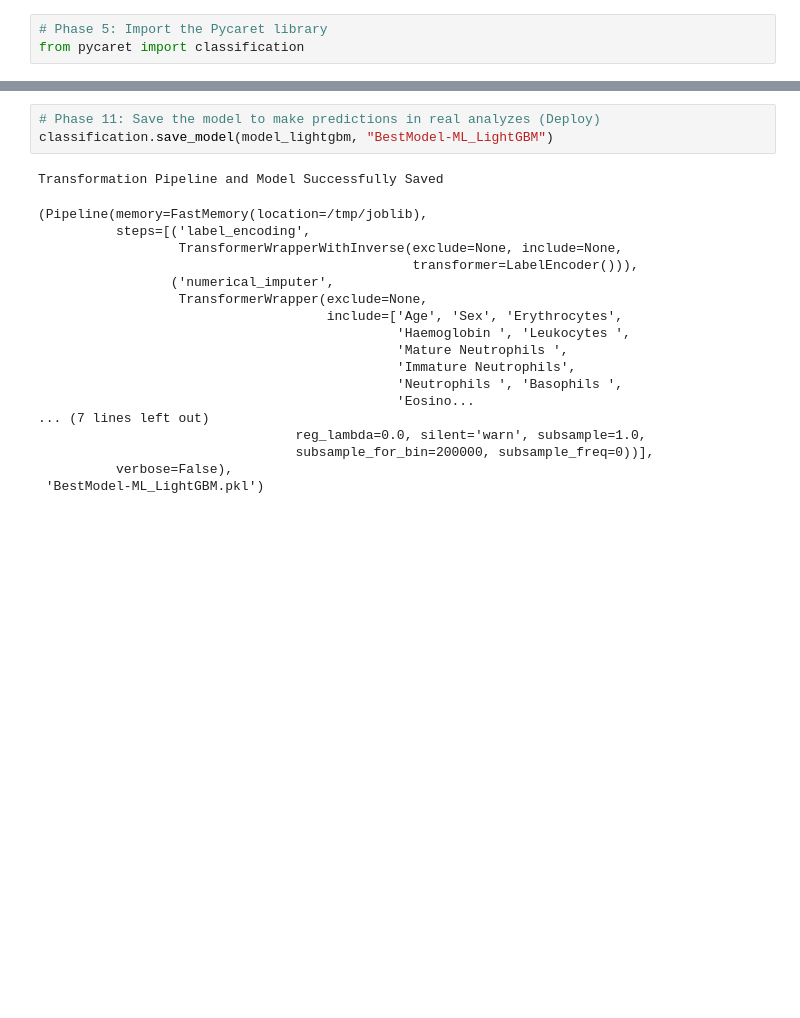
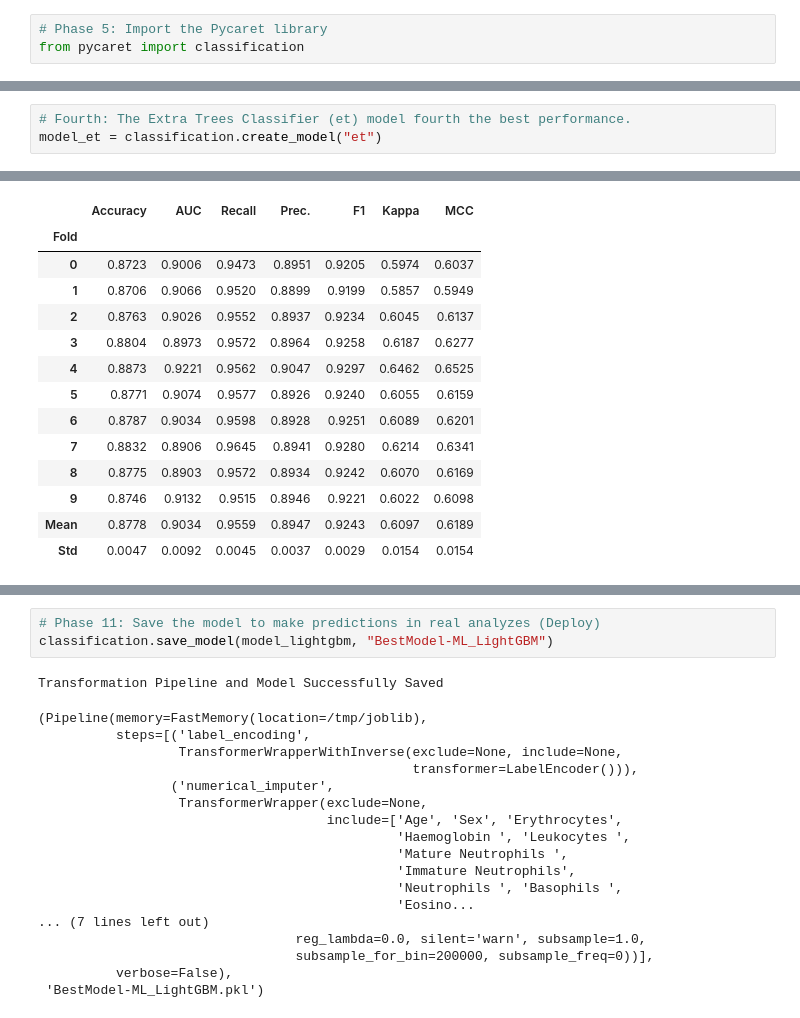
Before and after one commit to COVID-19-Severity/DataSet, a Jupyter notebook: COVID19_Machine_Learning_Biomarkers.ipynb, the cells around one changed output, grey strips where cells are left out. Cells and saved outputs as stored; diff of their text form; blank space fills up the shorter version.

```diff
--- a/COVID19_Machine_Learning_Biomarkers.ipynb
+++ b/COVID19_Machine_Learning_Biomarkers.ipynb
@@ -175,0 +216,4 @@ model_lightgbm = classification.create_model("lightgbm")
+# %%
+# Fourth: The Extra Trees Classifier (et) model fourth the best performance.
+model_et = classification.create_model("et")
+# %% [output]
@@ -175,0 +221,14 @@ model_lightgbm = classification.create_model("lightgbm")
+|  | Accuracy | AUC | Recall | Prec. | F1 | Kappa | MCC |
+| Fold |  |  |  |  |  |  |  |
+| 0 | 0.8723 | 0.9006 | 0.9473 | 0.8951 | 0.9205 | 0.5974 | 0.6037 |
+| 1 | 0.8706 | 0.9066 | 0.9520 | 0.8899 | 0.9199 | 0.5857 | 0.5949 |
+| 2 | 0.8763 | 0.9026 | 0.9552 | 0.8937 | 0.9234 | 0.6045 | 0.6137 |
+| 3 | 0.8804 | 0.8973 | 0.9572 | 0.8964 | 0.9258 | 0.6187 | 0.6277 |
+| 4 | 0.8873 | 0.9221 | 0.9562 | 0.9047 | 0.9297 | 0.6462 | 0.6525 |
+| 5 | 0.8771 | 0.9074 | 0.9577 | 0.8926 | 0.9240 | 0.6055 | 0.6159 |
+| 6 | 0.8787 | 0.9034 | 0.9598 | 0.8928 | 0.9251 | 0.6089 | 0.6201 |
+| 7 | 0.8832 | 0.8906 | 0.9645 | 0.8941 | 0.9280 | 0.6214 | 0.6341 |
+| 8 | 0.8775 | 0.8903 | 0.9572 | 0.8934 | 0.9242 | 0.6070 | 0.6169 |
+| 9 | 0.8746 | 0.9132 | 0.9515 | 0.8946 | 0.9221 | 0.6022 | 0.6098 |
+| Mean | 0.8778 | 0.9034 | 0.9559 | 0.8947 | 0.9243 | 0.6097 | 0.6189 |
+| Std | 0.0047 | 0.0092 | 0.0045 | 0.0037 | 0.0029 | 0.0154 | 0.0154 |
```
Also changed, not shown: parts of 16 cells of this notebook.
